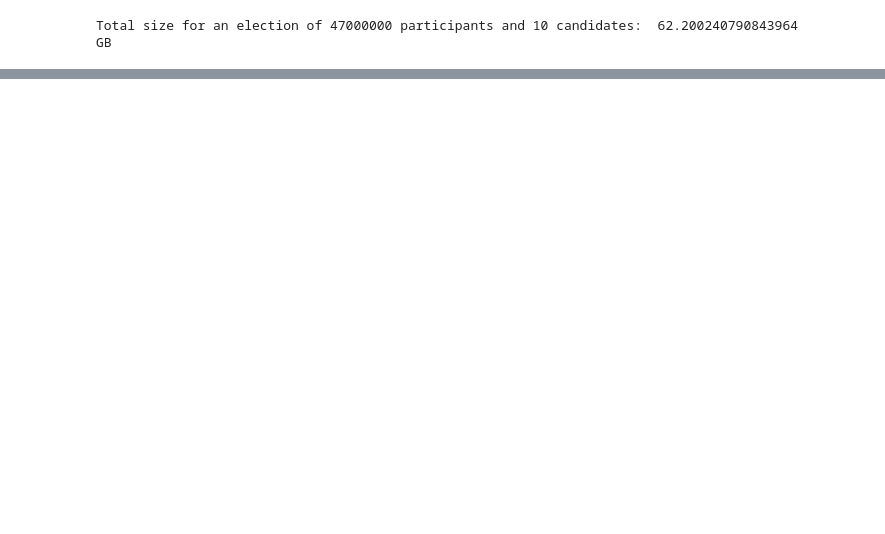
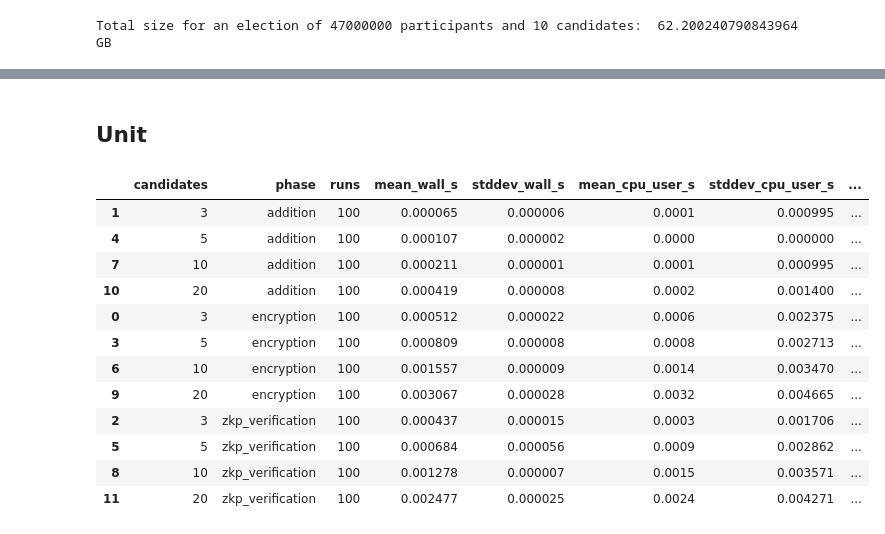
Before and after one commit to javiipap/TFG-deps, a Jupyter notebook: primitives/visualize_benchmarks.ipynb, the cells around one changed output, grey strips where cells are left out. Saved outputs shown, nothing was run; the diff lists cells and outputs as text; code cells hidden in the pictures; blank space fills up the shorter version.

Commit message:
feat: include new benchmarks

```diff
--- a/primitives/visualize_benchmarks.ipynb
+++ b/primitives/visualize_benchmarks.ipynb
@@ -117,0 +132,20 @@ Total size for an election of 47000000 participants and 10 candidates:  62.20024
+# %% [markdown]
+## Unit
+# %%
+df = pd.read_csv("benchmark_unit__results.csv")
+
+df.sort_values(['phase'])
+# %% [output]
+|  | candidates | phase | runs | mean_wall_s | stddev_wall_s | mean_cpu_user_s | stddev_cpu_user_s | ... |
+| 1 | 3 | addition | 100 | 0.000065 | 0.000006 | 0.0001 | 0.000995 | ... |
+| 4 | 5 | addition | 100 | 0.000107 | 0.000002 | 0.0000 | 0.000000 | ... |
+| 7 | 10 | addition | 100 | 0.000211 | 0.000001 | 0.0001 | 0.000995 | ... |
+| 10 | 20 | addition | 100 | 0.000419 | 0.000008 | 0.0002 | 0.001400 | ... |
+| 0 | 3 | encryption | 100 | 0.000512 | 0.000022 | 0.0006 | 0.002375 | ... |
+| 3 | 5 | encryption | 100 | 0.000809 | 0.000008 | 0.0008 | 0.002713 | ... |
+| 6 | 10 | encryption | 100 | 0.001557 | 0.000009 | 0.0014 | 0.003470 | ... |
+| 9 | 20 | encryption | 100 | 0.003067 | 0.000028 | 0.0032 | 0.004665 | ... |
+| 2 | 3 | zkp_verification | 100 | 0.000437 | 0.000015 | 0.0003 | 0.001706 | ... |
+| 5 | 5 | zkp_verification | 100 | 0.000684 | 0.000056 | 0.0009 | 0.002862 | ... |
+| 8 | 10 | zkp_verification | 100 | 0.001278 | 0.000007 | 0.0015 | 0.003571 | ... |
+| 11 | 20 | zkp_verification | 100 | 0.002477 | 0.000025 | 0.0024 | 0.004271 | ... |
```
Also changed, not shown: parts of 3 cells of this notebook, 5 other files.
